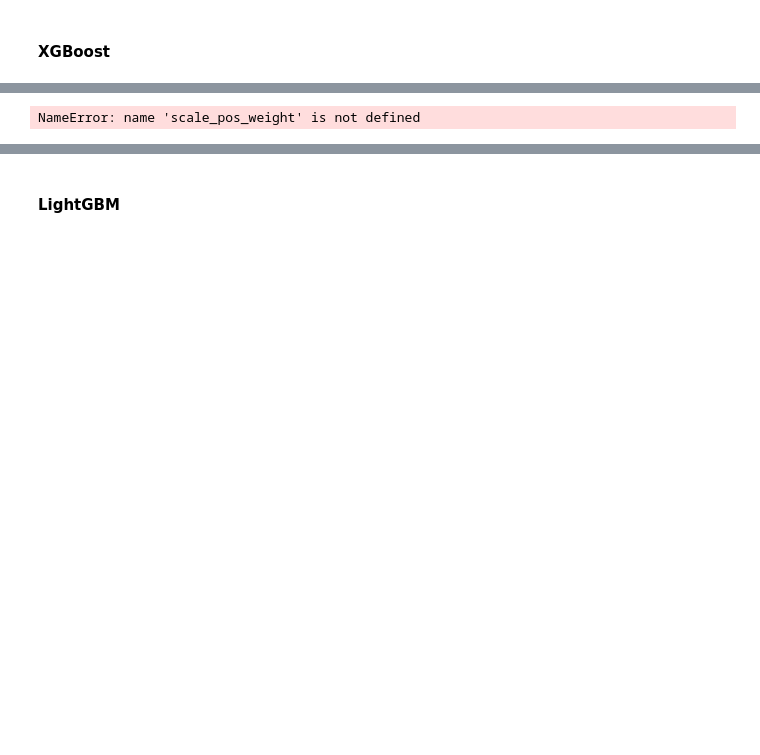
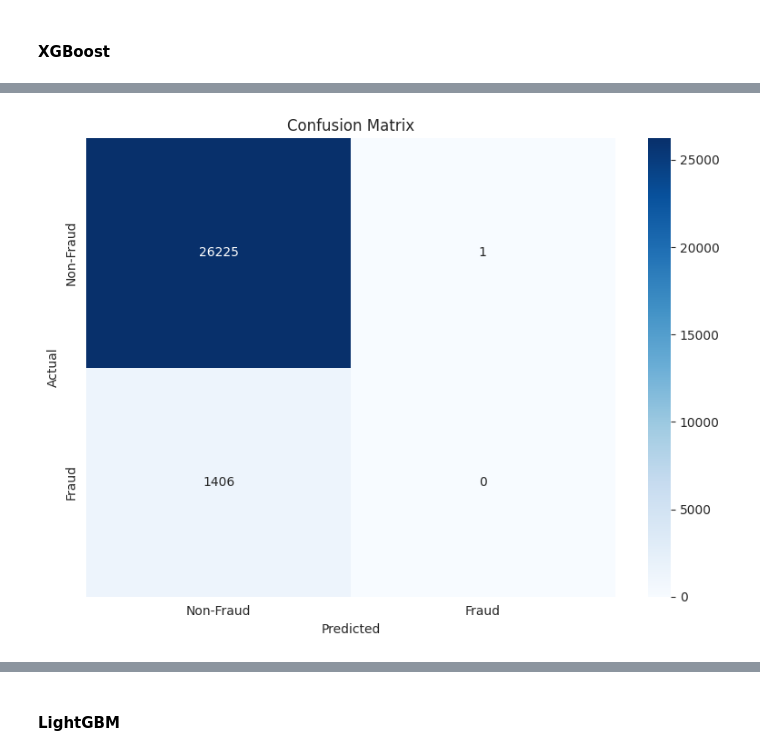
Before and after one commit to gkipkirui1/DSF-PT08P5-GROUP4-CAPSTONE-PROJECT, a Jupyter notebook: notebook/viv.ipynb, the cells around one changed output, grey strips where cells are left out. Drawn from its saved outputs; the diff is of its cells as text; code cells hidden in the pictures; blank space fills up the shorter version.

Commit message:
I have added XGBoost Model

```diff
--- a/notebook/viv.ipynb
+++ b/notebook/viv.ipynb
@@ -619,3 +638,6 @@ print(f"Random Forest Accuracy: {accuracy_score(y_test, y_pred_rf):.5f}")
 print(f"Decision tree score: {accuracy_score(y_test, y_pred_test2):.5f}")
 # %% [markdown]
 #### XGBoost
+# %%
+# Splitting the dataset into training and splitting
+X_train, X_test, y_train, y_test = train_test_split(X, y, test_size=0.2, random_state=42)
@@ -667,9 +686,0 @@ model = xgb.XGBClassifier(scale_pos_weight=ratio, random_state=42)
-# %%
-# Split dataset
-X_train, X_test, y_train, y_test = train_test_split(X, y, test_size=0.2, random_state=42, stratify=y)
-
-# # Train the pipeline
-# pipeline.fit(X_train, y_train)
-
-# Make predictions
-y_pred = pipeline.predict(X_test)
@@ -682,0 +687,12 @@ NameError: name 'y_pred' is not defined
+# %%
+# Define the ML Pipeline
+pipeline = Pipeline(steps=[
+    ("preprocessor", preprocessor),
+    ("classifier", xgb_model)
+])
+
+# Train the Model
+y_train = y_train.fillna(y_train.mode()[0]).astype(int) #Impute missing values in y_train and convert to integers
+
+# Retrain the pipeline
+pipeline.fit(X_train, y_train)
@@ -712,4 +748,16 @@ rf= RandomForestClassifier(class_weight='balanced', random_state=42)
-# %%
-xgb = xgb.XGBClassifier(scale_pos_weight=scale_pos_weight, random_state=42)
-# %% [output]
-NameError: name 'scale_pos_weight' is not defined
+# %%
+# Calculate confusion matrix after making predictions
+conf_matrix = confusion_matrix(y_test, xgb_preds)
+# %%
+# Plot confusion matrix
+plt.figure(figsize=(8, 6))
+sns.heatmap(conf_matrix, annot=True, fmt='d', cmap='Blues',
+            xticklabels=['Non-Fraud','Fraud'],
+            yticklabels=['Non-Fraud','Fraud'])
+plt.xlabel('Predicted')
+plt.ylabel('Actual')
+plt.title('Confusion Matrix')
+plt.tight_layout()
+plt.show()
+# %% [output]
+[figure, added]
```
Also changed, not shown: parts of 38 cells of this notebook.
